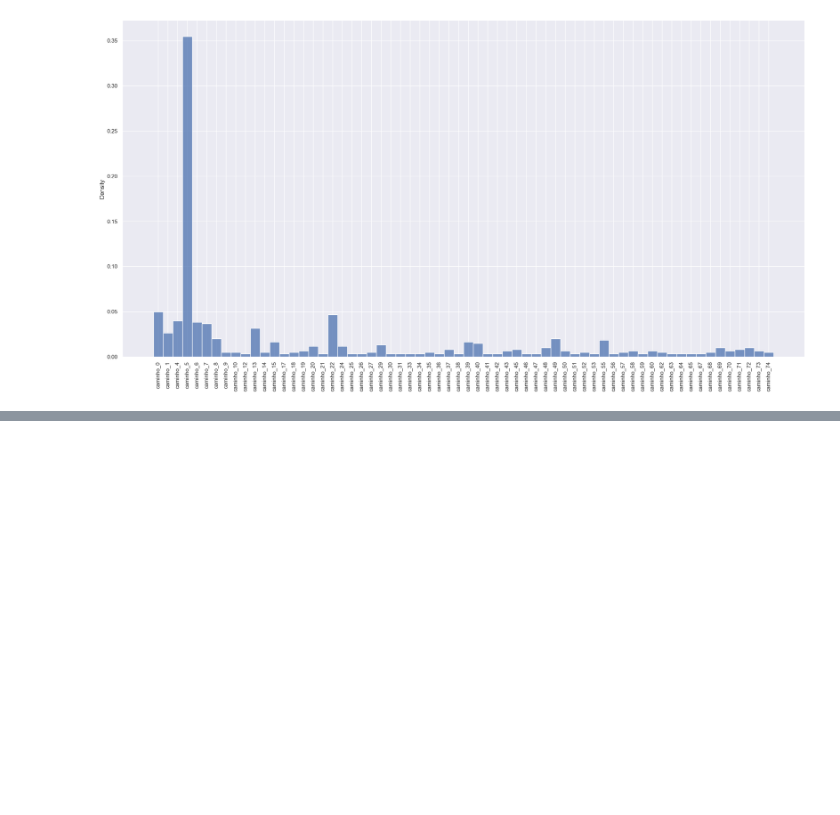
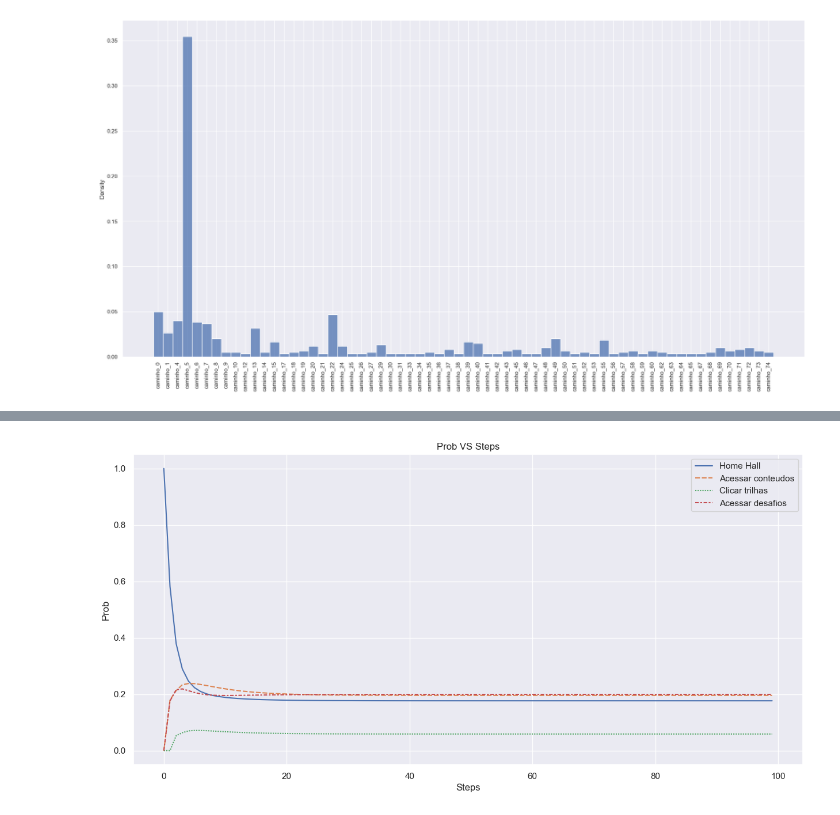
Before and after one commit to felipebns/frst2024, a Jupyter notebook: projeto.ipynb, the cells around one changed output, grey strips where cells are left out. Drawn from its saved outputs; the diff is of its cells as text; code cells hidden in the pictures; blank space fills up the shorter version.

```diff
--- a/projeto.ipynb
+++ b/projeto.ipynb
@@ -205,7 +206,7 @@ plt.show()
 total = sum(counts.values())
 counts_freq = counts
 for k,v in counts_freq.items():
-    counts_freq[k] = round(v/saidas_totais[k[0]], 7)
+    counts_freq[k] = v/saidas_totais[k[0]]
 # %%
 matrix = pd.DataFrame()
 for k in action_d.keys():
@@ -321,0 +364,19 @@ plt.show()
+# %%
+matrix_np = matrix.to_numpy()
+Po = np.array([0]*33)
+Po[0] = 1
+home_hall_progresso = []
+acessar_desafios_progresso = []
+click_trilhas_progresso = []
+acessar_conteudos_progresso = []
+i = 0
+for i in tqdm(range(1000000)):
+    home_hall_progresso.append(Po[0])
+    acessar_desafios_progresso.append(Po[3])
+    click_trilhas_progresso.append(Po[2])
+    acessar_conteudos_progresso.append(Po[1])
+
+    Po = np.matmul(Po, matrix_np)
+
+print(sum(Po))
+print(Po)
@@ -321,0 +394,17 @@ plt.show()
+# %%
+df_progresso = pd.DataFrame({
+    'Steps': np.arange(0,100,1),
+    'Home Hall': home_hall_progresso[0:100],
+    'Acessar conteudos': acessar_conteudos_progresso[0:100],
+    'Clicar trilhas': click_trilhas_progresso[0:100],
+    'Acessar desafios': acessar_desafios_progresso[0:100]
+})
+# %%
+plt.figure(figsize=(15,7))
+sns.lineplot(data=df_progresso[['Home Hall', 'Acessar conteudos', 'Clicar trilhas', 'Acessar desafios']])
+plt.xlabel('Steps')
+plt.ylabel('Prob')
+plt.title('Prob VS Steps')
+plt.show()
+# %% [output]
+[figure, added]
```
Also changed, not shown: parts of 24 cells of this notebook.
